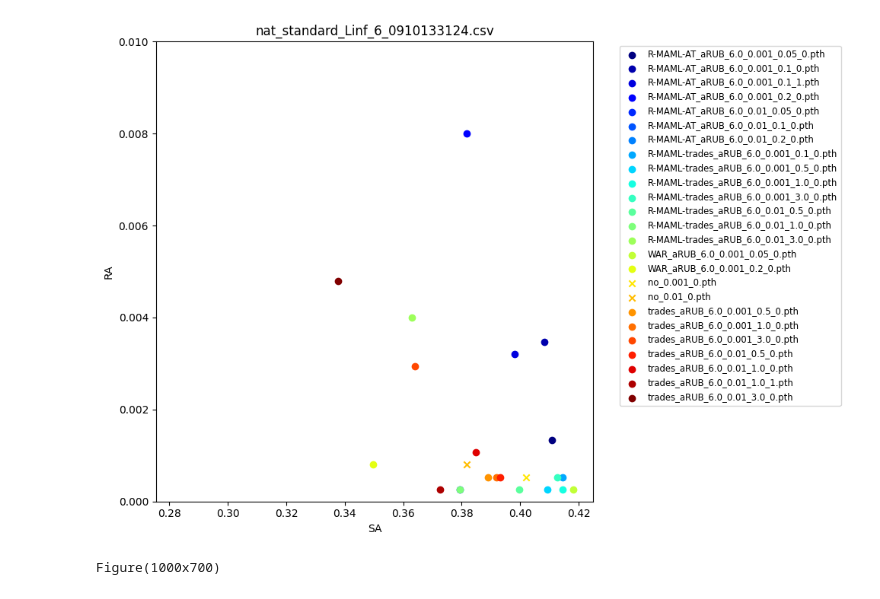
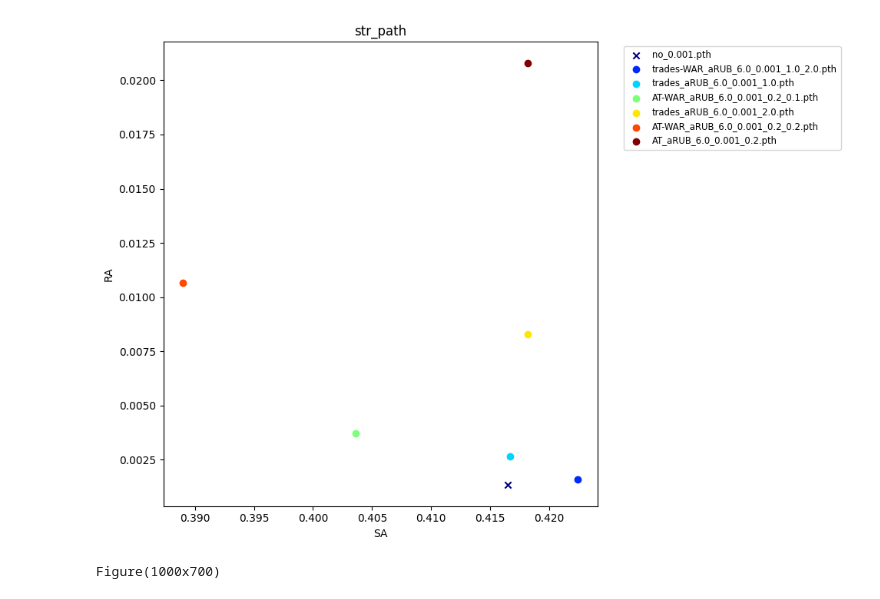
Before and after one commit to youuijin/ARML_server, a Jupyter notebook: make_plot.ipynb, the cells around one changed output. Cells and saved outputs as stored; diff of their text form; code cells hidden in the pictures.

```diff
--- a/make_plot.ipynb
+++ b/make_plot.ipynb
@@ -3,35 +3,37 @@ import matplotlib.pyplot as plt
 import pandas as pd
 import numpy as np
 
-data = pd.read_csv("./logs/AAresult_csv/"+"at_standard_Linf_6_0910133124.csv")
+str_path = "custom_1000_Linf_4.0"
+
+data = pd.read_csv(f"./logs/AAresult_csv/{str_path}.csv")
 # %%
 plt.figure(figsize=(10,7))
-plt.title("nat_standard_Linf_6_0910133124.csv")
+plt.title("str_path")
 
 colors = plt.cm.jet(np.linspace(0, 1, len(data)))
 
 for idx, row in data.iterrows():
     # if row['model'].startswith('R-MAML-AT_PGD-Linf'):
     #     continue
     if row['model'].split('_')[1]=='aRUB':
         marker = 'o'
     elif row['model'].split('_')[1]=='PGD-Linf':
         marker = '^'
     else:
         marker = 'x'
     plt.scatter(row['SA'], row['RA'], label=row['model'], color=colors[idx], marker=marker)
     # plt.scatter(row['SA'], row['RA'], label=row['model'])
 
 plt.xlabel('SA')
 plt.ylabel('RA')
 plt.legend(bbox_to_anchor=(1.05, 1), loc='upper left', fontsize='small')
 plt.tight_layout()
 
-plt.ylim(0, 0.01)
+#plt.ylim(0, 0.01)
 
 plt.show()
 # %% [output]
-[figure, old version]
+[figure, new version]
 # %%
 # %% [output]
 Figure(1000x700)
```
Also changed, not shown: 3 other files.
